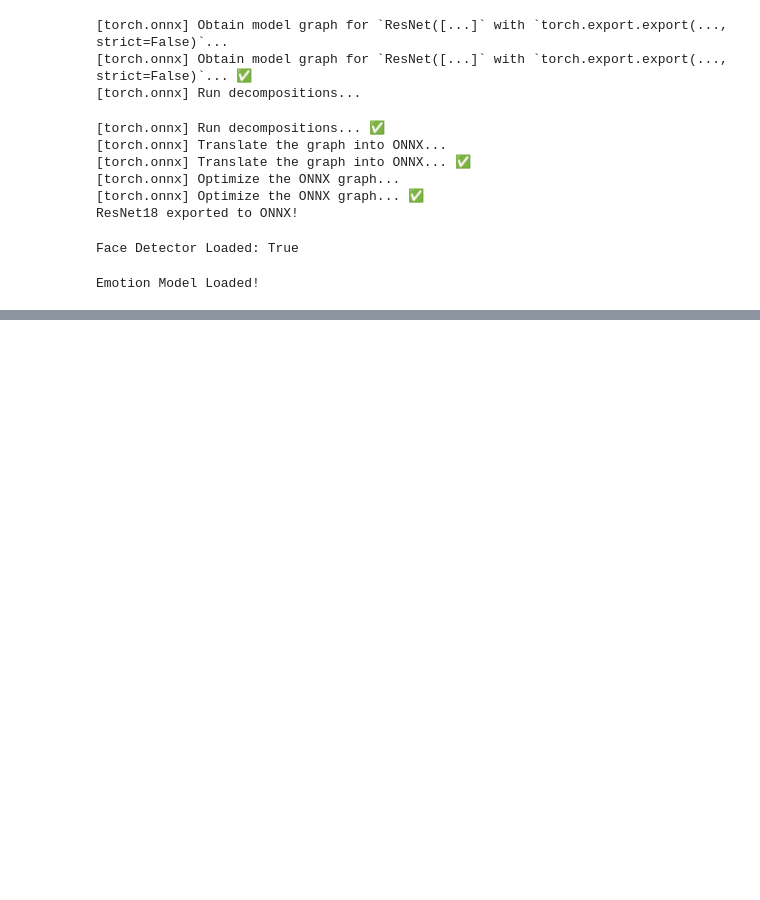
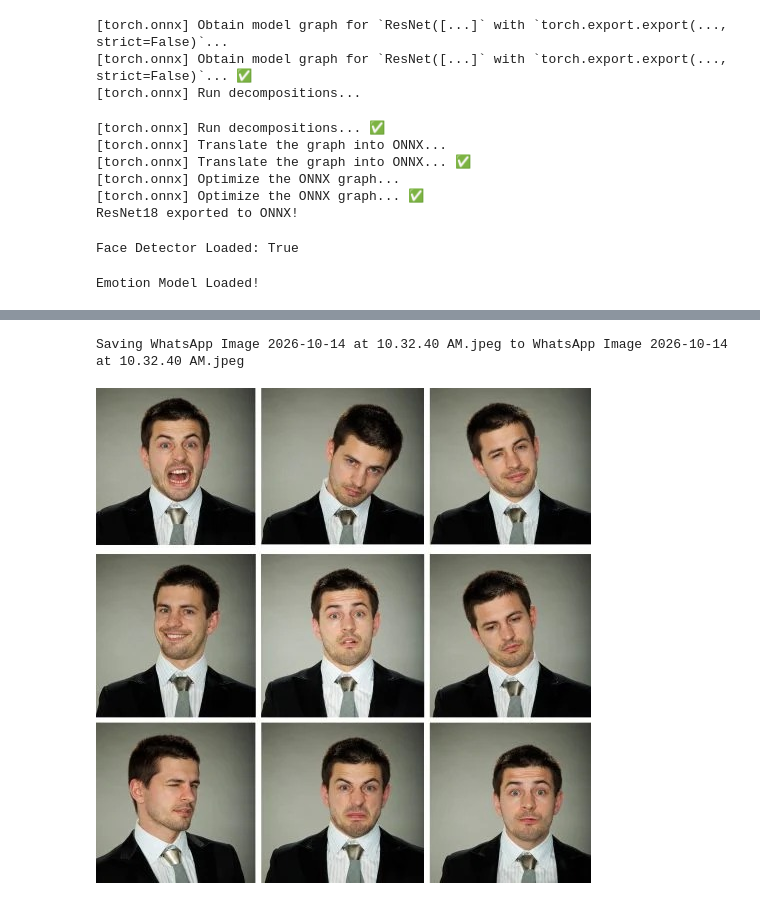
Before and after one commit to OmarAlanazi00/FER2013-Emotion-Recognition, a Jupyter notebook: Computer_Vision_Systems_Development.ipynb, the cells around one changed output, grey strips where cells are left out. Saved outputs shown, nothing was run; the diff lists cells and outputs as text; code cells hidden in the pictures; blank space fills up the shorter version.

Commit message:
Add files via upload
Update notebook

```diff
--- a/Computer_Vision_Systems_Development.ipynb
+++ b/Computer_Vision_Systems_Development.ipynb
@@ -854,0 +905,10 @@ while True:
+# %%
+
+from google.colab import files
+from PIL import Image
+
+uploaded = files.upload()
+
+image = Image.open(next(iter(uploaded))).convert("RGB")
+display(image)
+# %% [output]
@@ -854,0 +916,2 @@ while True:
+Saving WhatsApp Image 2026-10-14 at 10.32.40 AM.jpeg to WhatsApp Image 2026-10-14 at 10.32.40 AM.jpeg
+[figure, added]
```
Also changed, not shown: parts of 8 cells of this notebook.
